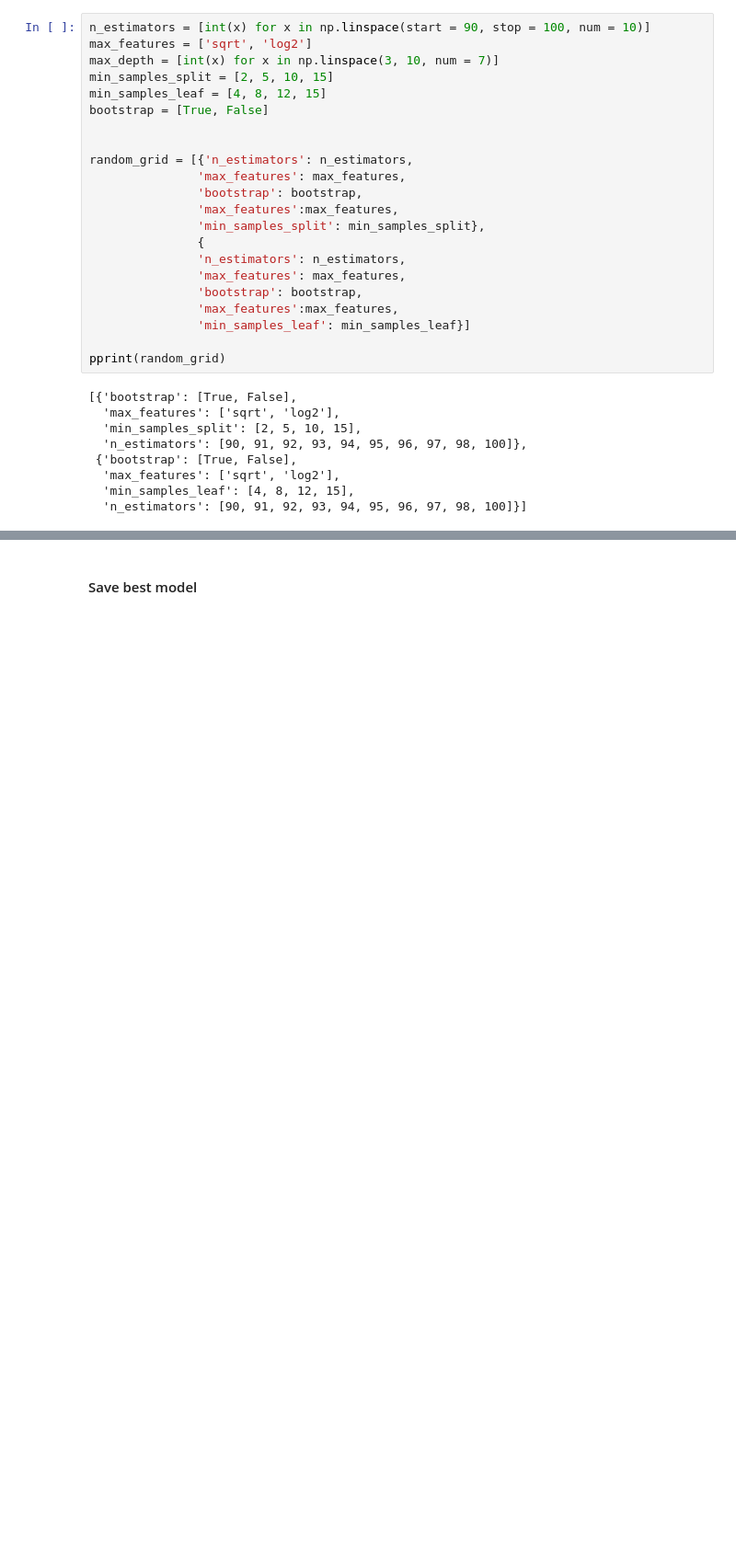
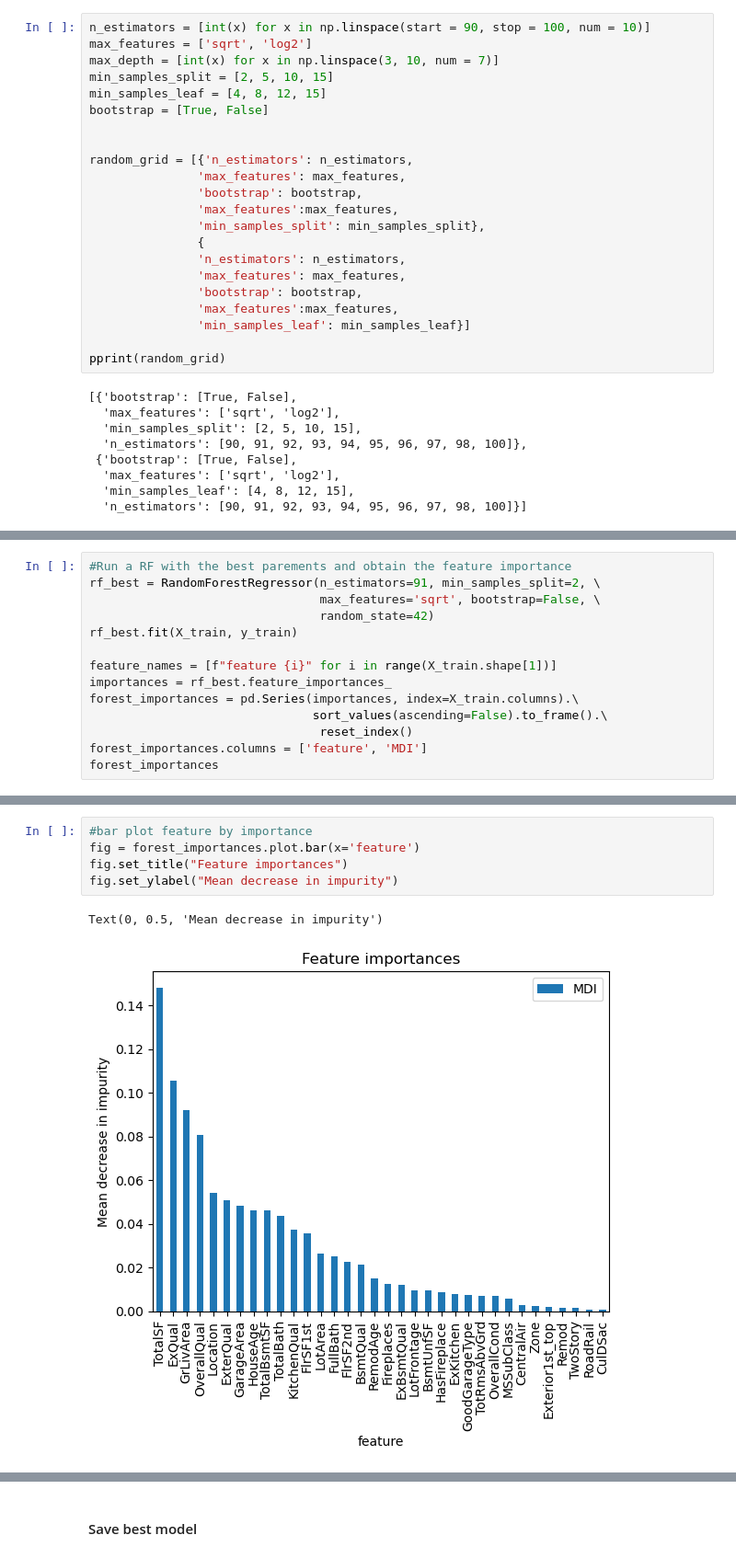
Before and after one commit to franciscapalacios/housing_project, a Jupyter notebook: 3_TreeBased_Models.ipynb, the cells around one changed output, grey strips where cells are left out. Shown at 92% size. Drawn from its saved outputs; the diff is of its cells as text; blank space fills up the shorter version.

Commit message:
updated feature importance and linear model based on random forest

```diff
--- a/3_TreeBased_Models.ipynb
+++ b/3_TreeBased_Models.ipynb
@@ -135,0 +139,14 @@ print(test_rmse_non_log)
+# %%
+#Run a RF with the best parements and obtain the feature importance
+rf_best = RandomForestRegressor(n_estimators=91, min_samples_split=2, \
+                                max_features='sqrt', bootstrap=False, \
+                                random_state=42)
+rf_best.fit(X_train, y_train)
+
+feature_names = [f"feature {i}" for i in range(X_train.shape[1])]
+importances = rf_best.feature_importances_
+forest_importances = pd.Series(importances, index=X_train.columns).\
+                               sort_values(ascending=False).to_frame().\
+                                reset_index()
+forest_importances.columns = ['feature', 'MDI']
+forest_importances
@@ -135,0 +171,8 @@ print(test_rmse_non_log)
+# %%
+#bar plot feature by importance
+fig = forest_importances.plot.bar(x='feature')
+fig.set_title("Feature importances")
+fig.set_ylabel("Mean decrease in impurity")
+# %% [output]
+Text(0, 0.5, 'Mean decrease in impurity')
+[figure, added]
```
Also changed, not shown: parts of 12 cells of this notebook.
